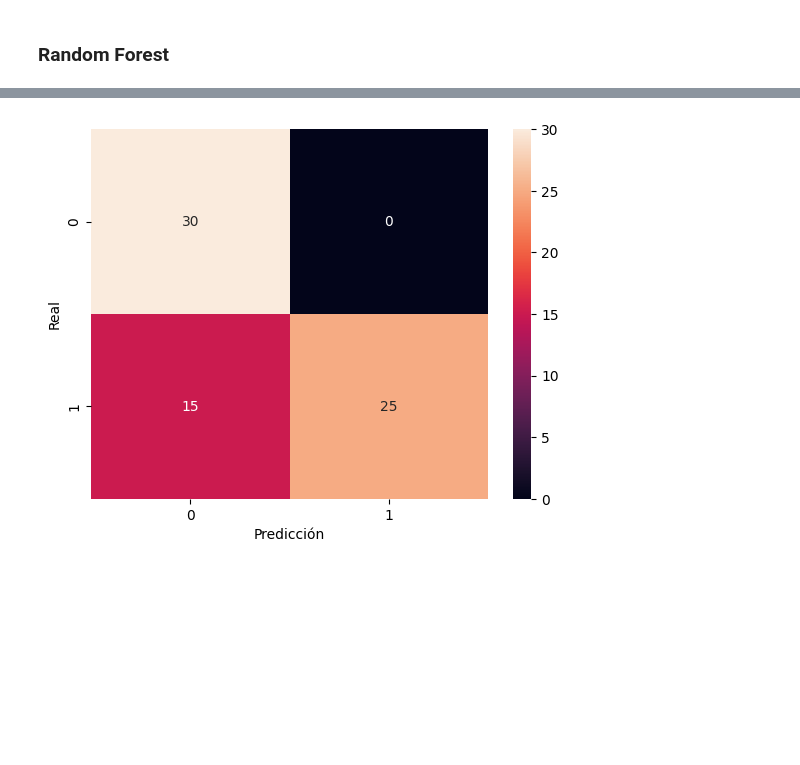
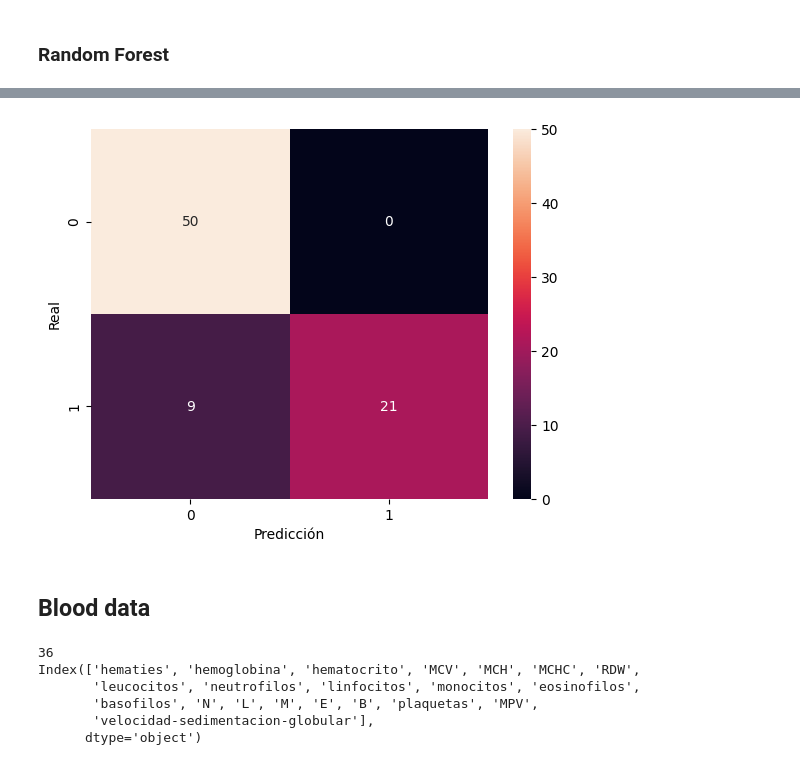
Before and after one commit to LuisLasbelin/TFE2, a Jupyter notebook: RFc_processing.ipynb, the cells around one changed output, grey strips where cells are left out. Cells and saved outputs as stored; diff of their text form; code cells hidden in the pictures; blank space fills up the shorter version.

Commit message:
RFc preliminary blood

```diff
--- a/RFc_processing.ipynb
+++ b/RFc_processing.ipynb
@@ -122,12 +104,12 @@ Accuracy: 0.5714285714285714
-# %%
-# Create a resulting y_test and y_pred from the results
-y_pred_m = []
-y_test_m = []
-for i in range(len(results)):
-  y_pred_m.extend(results[i].predict(X_test))
-  y_test_m.extend(y_test)
-# Classification matrix with the real target and predicted target
-sns.heatmap(pd.crosstab(y_test_m, y_pred_m, rownames=['Real'], colnames=['Predicción']), annot=True, fmt='d')
-plt.show()
-# %% [output]
-[figure, removed]
+# %%
+# target is "cancer"
+target_filled = df_filled["cancer"]
+# Drop the "cancer" column from the dataframe
+df_filled = df_filled.drop(columns=["cancer"])
+results, X_train, X_test, y_train, y_test = RandomForest(10, df_filled, target_filled)
+# %%
+y_test_m, y_pred_m = ConfusionMatrix(results, X_test, y_test)
+# %% [output]
+[figure, added]
+# %% [markdown]
+## Blood data
@@ -133,0 +118,14 @@ plt.show()
+# %%
+df_blood = df[BLOOD_COLUMNS]
+# Sepparate cancer target
+target_blood = df_blood["cancer"]
+df_blood = df_blood.drop("cancer", axis=1)
+print(len(df_blood))
+print(df_blood.columns)
+# %% [output]
+36
+Index(['hematies', 'hemoglobina', 'hematocrito', 'MCV', 'MCH', 'MCHC', 'RDW',
+       'leucocitos', 'neutrofilos', 'linfocitos', 'monocitos', 'eosinofilos',
+       'basofilos', 'N', 'L', 'M', 'E', 'B', 'plaquetas', 'MPV',
+       'velocidad-sedimentacion-globular'],
+      dtype='object')
```
Also changed, not shown: parts of 17 cells of this notebook.
